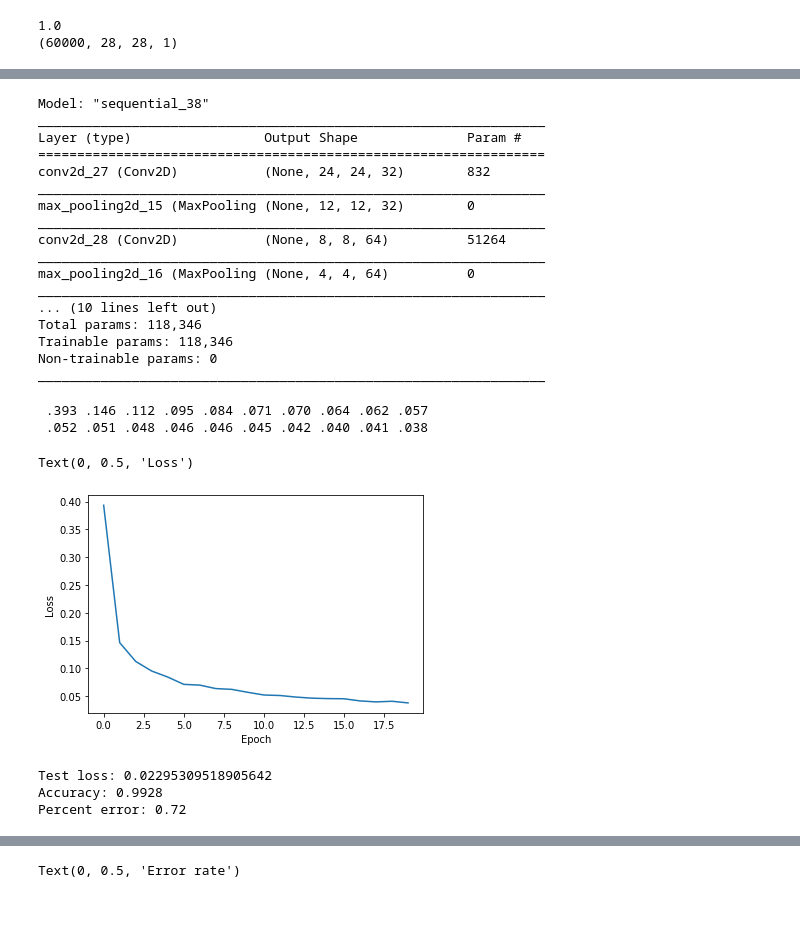
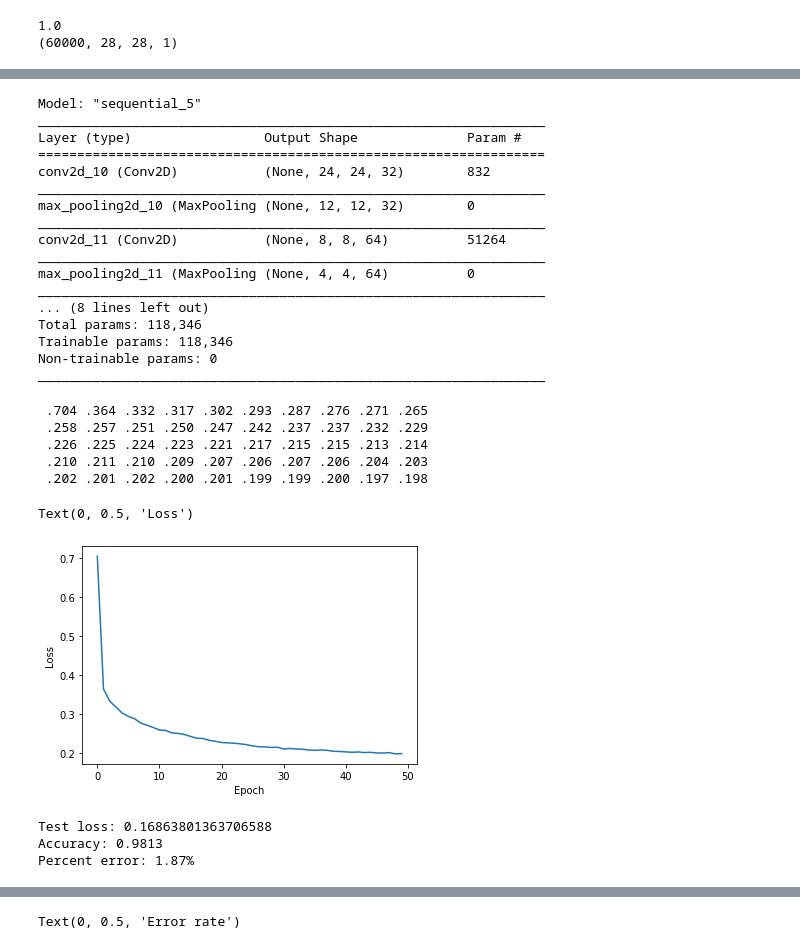
Before and after one commit to khakhalin/dl-playground, a Jupyter notebook: 01_picking_a_model.ipynb, the cells around one changed output, grey strips where cells are left out. Cells and saved outputs as stored; diff of their text form; code cells hidden in the pictures; blank space fills up the shorter version.

```diff
--- a/01_picking_a_model.ipynb
+++ b/01_picking_a_model.ipynb
@@ -40,14 +40,15 @@ plt.imshow(xtrain[np.random.randint(xtrain.shape[0]),:,:,0]);
 def build_model():
     model = tf.keras.Sequential([
         tf.keras.layers.Input(shape=(C.nrows,C.nrows,1)), # Universal input layer
-        tf.keras.layers.Conv2D(filters=32, kernel_size=(5,5), activation='relu'),
+        tf.keras.layers.Conv2D(filters=32, kernel_size=(5,5), activation='relu',
+                              kernel_regularizer=tf.keras.regularizers.l2(0.01)),
         tf.keras.layers.MaxPooling2D(pool_size=(2,2)),
-        tf.keras.layers.Conv2D(filters=64, kernel_size=(5,5), activation='relu'),
+        tf.keras.layers.Conv2D(filters=64, kernel_size=(5,5), activation='relu',
+                              kernel_regularizer=tf.keras.regularizers.l2(0.01)),
         tf.keras.layers.MaxPooling2D(pool_size=(2,2)),
         tf.keras.layers.Dropout(0.5),
         tf.keras.layers.Flatten(),
-        tf.keras.layers.Dense(64, activation='relu'),
-        tf.keras.layers.Dropout(0.5),
+        tf.keras.layers.Dense(64, activation='relu', kernel_regularizer=tf.keras.regularizers.l2(0.01)),
         tf.keras.layers.Dense(C.nclasses, activation='softmax')
     ])
 
@@ -62,19 +63,19 @@ def build_model():
 model = build_model()
 model.summary()
 # %% [output]
-Model: "sequential_38"
+Model: "sequential_5"
 _________________________________________________________________
 Layer (type)                 Output Shape              Param #
 =================================================================
-conv2d_27 (Conv2D)           (None, 24, 24, 32)        832
+conv2d_10 (Conv2D)           (None, 24, 24, 32)        832
 _________________________________________________________________
-max_pooling2d_15 (MaxPooling (None, 12, 12, 32)        0
+max_pooling2d_10 (MaxPooling (None, 12, 12, 32)        0
 _________________________________________________________________
-conv2d_28 (Conv2D)           (None, 8, 8, 64)          51264
+conv2d_11 (Conv2D)           (None, 8, 8, 64)          51264
 _________________________________________________________________
-max_pooling2d_16 (MaxPooling (None, 4, 4, 64)          0
+max_pooling2d_11 (MaxPooling (None, 4, 4, 64)          0
 _________________________________________________________________
-... (10 lines left out)
+... (8 lines left out)
 Total params: 118,346
 Trainable params: 118,346
 Non-trainable params: 0
@@ -82,35 +83,38 @@ _________________________________________________________________
 # %%
 class PrintDot(tf.keras.callbacks.Callback):
     def on_epoch_end(self, epoch, logs):
         if epoch % 10 == 0: print('')
         print(f" {logs['loss']:.3f}".replace('0.','.'), end='')
         # Funny replace function strips leading zeros (looks better that way)
 
 
 hist = model.fit(xtrain, ytrain,
                   batch_size=128,
-                  epochs=20,
+                  epochs=50,
                   verbose=0,
                   validation_data=(xtest, ytest),
                   callbacks=[PrintDot()])
 
 plt.plot(hist.history['loss'])
 plt.xlabel('Epoch')
 plt.ylabel('Loss')
 # %% [output]
- .393 .146 .112 .095 .084 .071 .070 .064 .062 .057
- .052 .051 .048 .046 .046 .045 .042 .040 .041 .038
+ .704 .364 .332 .317 .302 .293 .287 .276 .271 .265
+ .258 .257 .251 .250 .247 .242 .237 .237 .232 .229
+ .226 .225 .224 .223 .221 .217 .215 .215 .213 .214
+ .210 .211 .210 .209 .207 .206 .207 .206 .204 .203
+ .202 .201 .202 .200 .201 .199 .199 .200 .197 .198
 Text(0, 0.5, 'Loss')
-[figure, old version]
+[figure, new version]
 # %%
 score = model.evaluate(xtest, ytest, verbose=0)
 print("Test loss:",score[0])
 print('Accuracy:', score[1])
-print('Percent error:', f'{(1-score[1])*100:0.2f}')
+print('Percent error:', f'{(1-score[1])*100:0.2f}%')
 # %% [output]
-Test loss: 0.02295309518905642
-Accuracy: 0.9928
-Percent error: 0.72
+Test loss: 0.16863801363706588
+Accuracy: 0.9813
+Percent error: 1.87%
 # %% [markdown]
 # Results:
 
```
Also changed, not shown: parts of 13 cells of this notebook.
